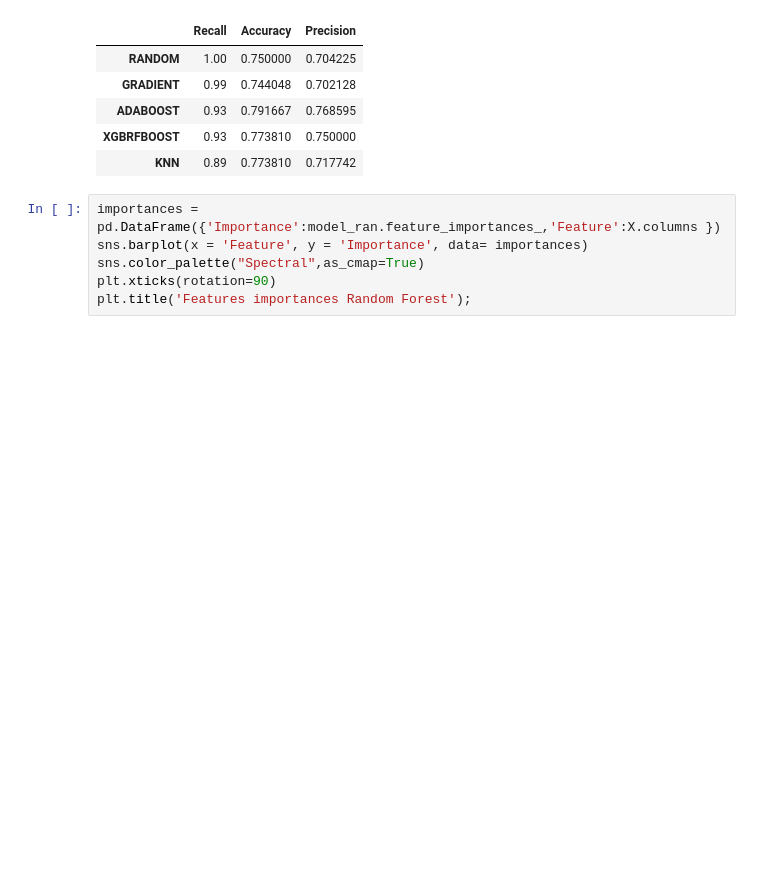
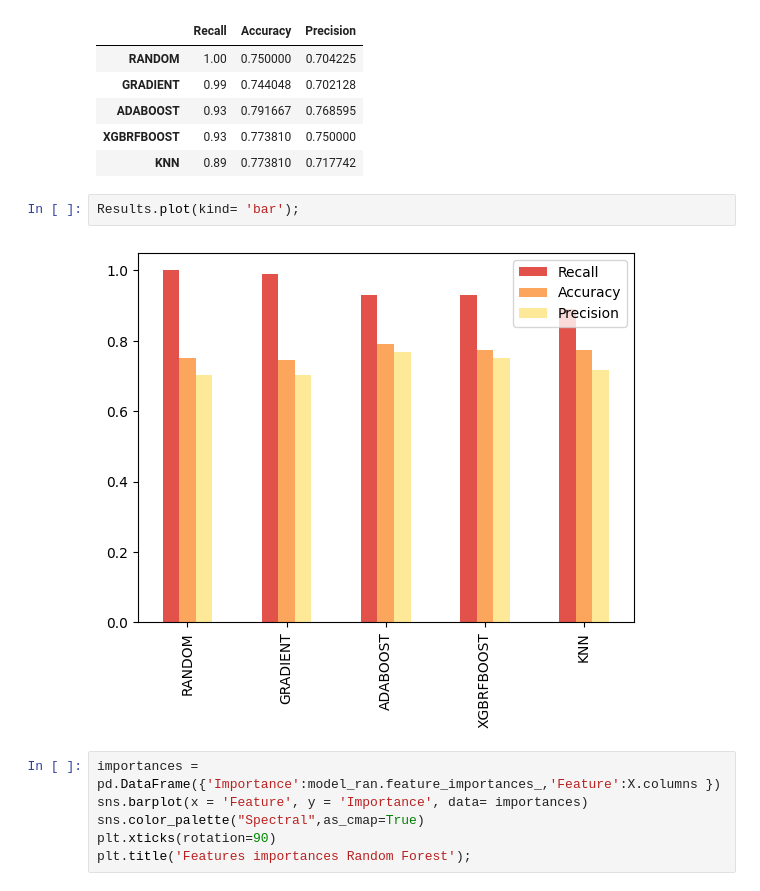
Before and after one commit to Migueldfr/Startup-Predictions, a Jupyter notebook: memoria.ipynb, the cells around one changed output. Cells and saved outputs as stored; diff of their text form; blank space fills up the shorter version.

```diff
--- a/memoria.ipynb
+++ b/memoria.ipynb
@@ -1491,6 +1501,10 @@ Results
 | ADABOOST | 0.93 | 0.791667 | 0.768595 |
 | XGBRFBOOST | 0.93 | 0.773810 | 0.750000 |
 | KNN | 0.89 | 0.773810 | 0.717742 |
+# %%
+Results.plot(kind= 'bar');
+# %% [output]
+[figure, added]
 # %%
 importances = pd.DataFrame({'Importance':model_ran.feature_importances_,'Feature':X.columns })
 sns.barplot(x = 'Feature', y = 'Importance', data= importances)
```
Also changed, not shown: parts of 12 cells of this notebook, 2 other files.
